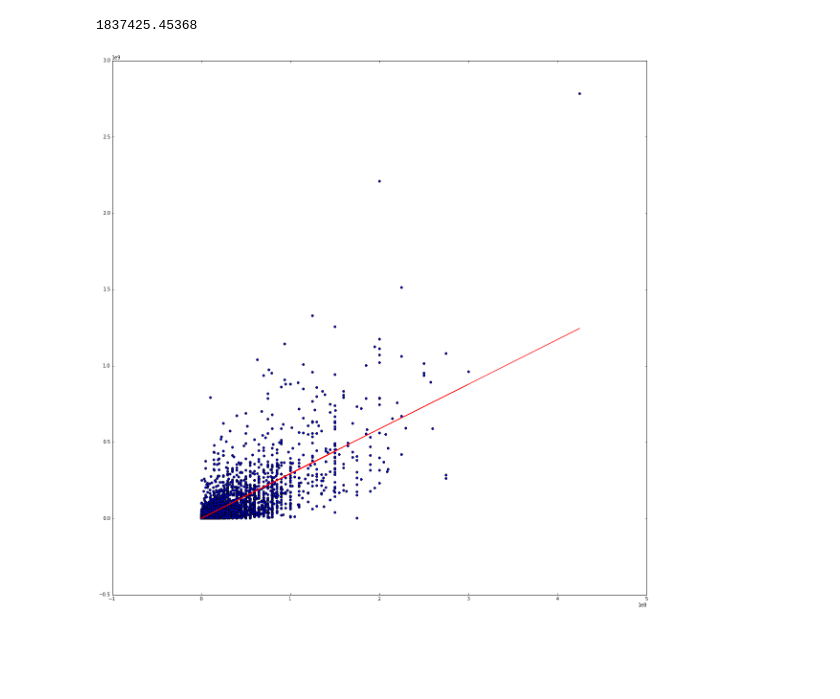
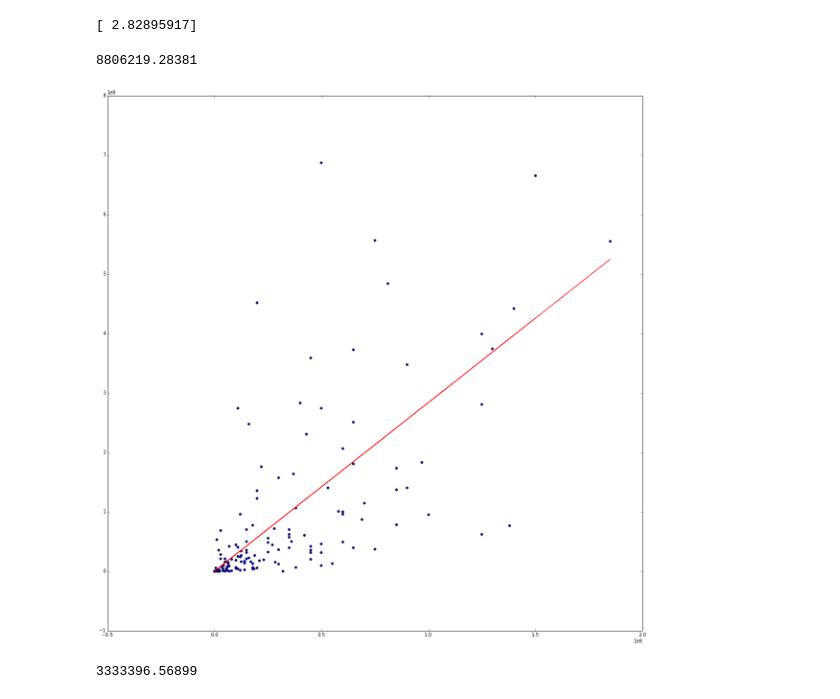
Before and after one commit to davidmace/MoviePredictions, a Jupyter notebook: predict.ipynb, the cells around one changed output. Drawn from its saved outputs; the diff is of its cells as text; code cells hidden in the pictures; blank space fills up the shorter version.

```diff
--- a/predict.ipynb
+++ b/predict.ipynb
@@ -21,19 +21,51 @@ xtrain = np.array(train_data['budget'])
 ytrain = np.array(train_data['total gross'])
 coeff = np.transpose([xtrain])
 ((m), _, _, _) = np.linalg.lstsq(coeff, ytrain)
+print m
+# %% [output]
+[ 2.82895917]
 # %%
 # error calculation
 xtest = np.array(test_data['budget'])
 ytest = np.array(test_data['total gross'])
 yhat=m*xtest
 err = np.sqrt( np.sum( (yhat-ytest)**2 ) )/ np.shape(xtest)[0]
 print err
 fig, axes = plt.subplots(figsize=(20,20), dpi=100)
 plt.scatter(xtest, ytest)
 
-t=scipy.linspace(0,1e8,100)
 plt.plot(xtest,yhat,color='red')
 plt.show()
 # %% [output]
-1837425.45368
+8806219.28381
-[figure, old version]
+[figure, new version]
+# %%
+# get a reliable error score
+
+toterr = 0
+for i in range(1000) :
+
+    # shuffle data
+    movie_data = movie_data.reindex(np.random.permutation(movie_data.index))
+
+    # split into train, validate, test data
+    train_data = movie_data.ix[:3000]
+    validate_data = movie_data.ix[3000:3400]
+    test_data = movie_data.ix[3400:]
+
+    # baseline predictor... gross_international=f(budget) where f=ax+0 ... this is what they currently have
+    xtrain = np.array(train_data['budget'])
+    ytrain = np.array(train_data['total gross'])
+    coeff = np.transpose([xtrain])
+    ((m), _, _, _) = np.linalg.lstsq(coeff, ytrain)
+
+    # error calculation
+    xtest = np.array(test_data['budget'])
+    ytest = np.array(test_data['total gross'])
+    yhat=m*xtest
+    err = np.sqrt( np.sum( (yhat-ytest)**2 ) )/ np.shape(xtest)[0]
+    toterr+=err
+
+print toterr/1000
+# %% [output]
+3333396.56899
```
Also changed, not shown: 2 other files.
